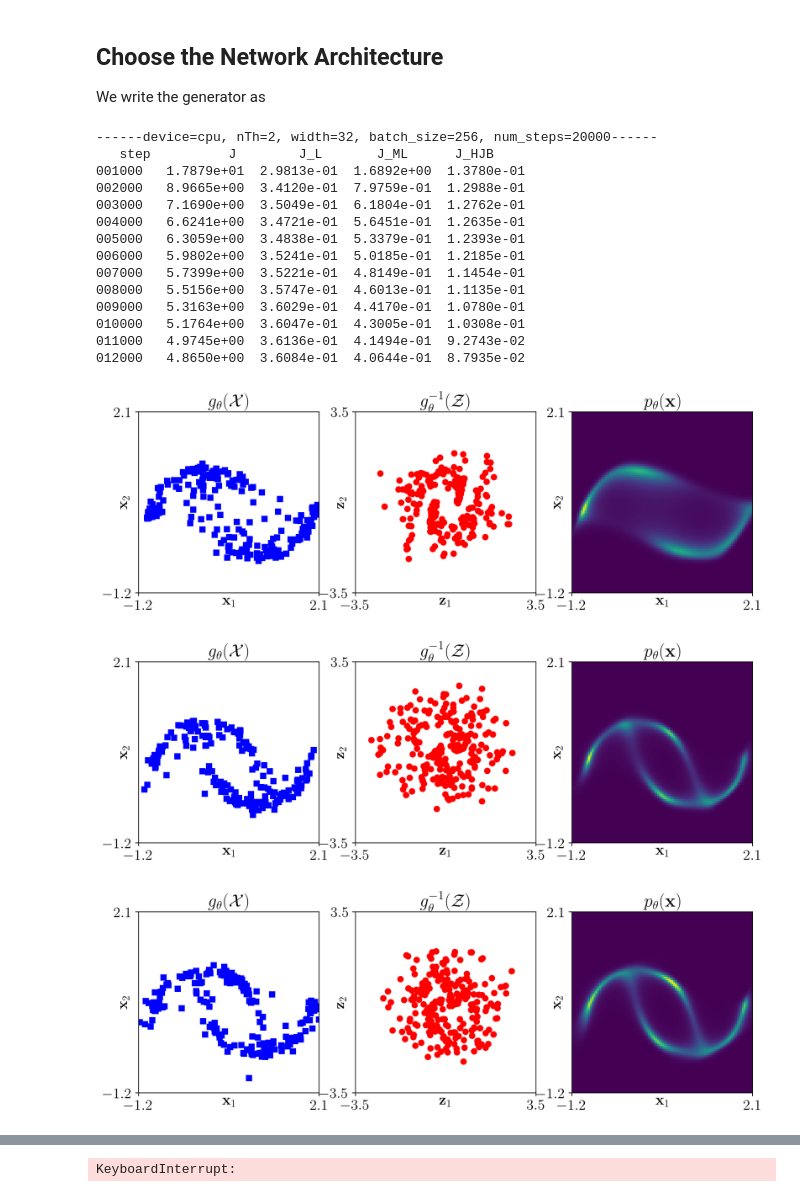
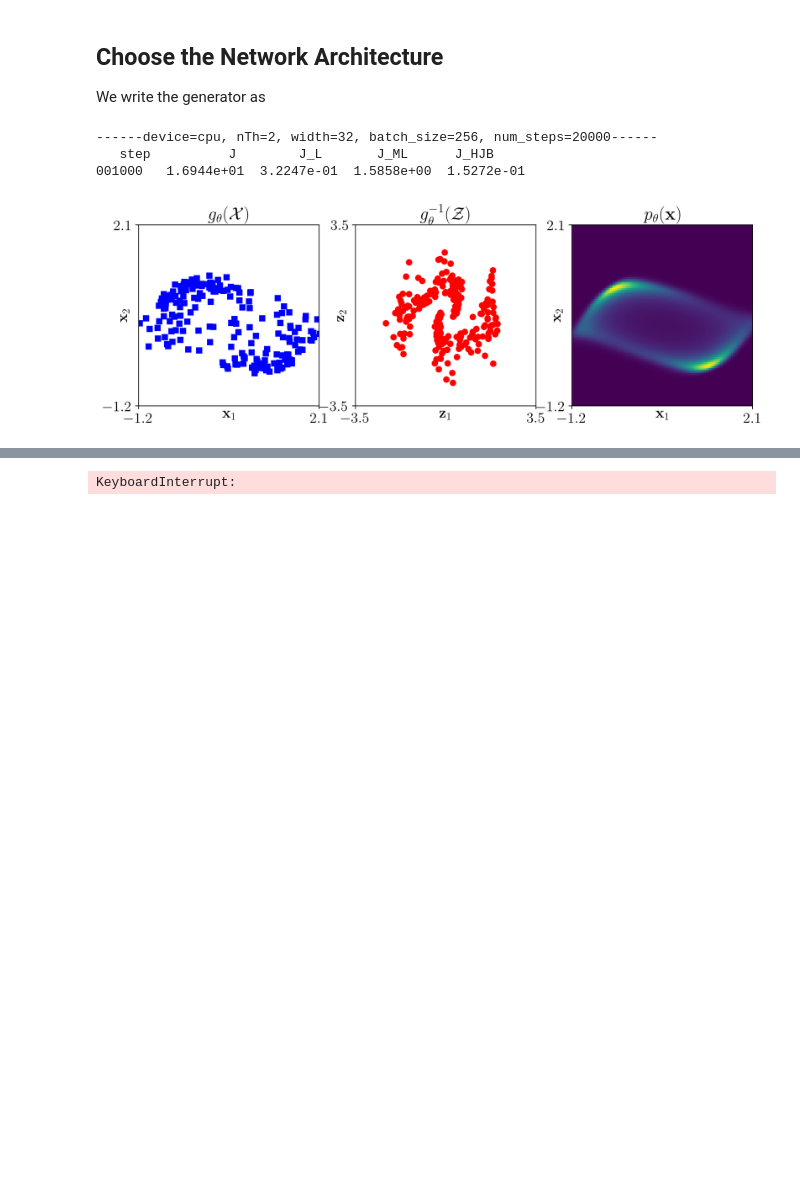
Before and after one commit to EmoryMLIP/DeepGenerativeModelingIntro, a Jupyter notebook: examples/OTFlow.ipynb, the cells around one changed output, grey strips where cells are left out. Drawn from its saved outputs; the diff is of its cells as text; code cells hidden in the pictures; blank space fills up the shorter version.

```diff
--- a/examples/OTFlow.ipynb
+++ b/examples/OTFlow.ipynb
@@ -24,6 +23,8 @@ plt.rcParams.update({'font.size': 16, "text.usetex": True})
 plt.rcParams.update({'image.interpolation' : None})
 plt.rcParams['figure.figsize'] = [12, 8]
 plt.rcParams['figure.dpi'] = 200
+
+device = torch.device("cuda:0" if torch.cuda.is_available() else "cpu")
 # %% [markdown]
 ## Some suggested experiments
 
@@ -74,8 +75,8 @@ from Phi import *
 nTh = 2# number of layers
 width = 32 # width of network
 alph = [1.0,10.0,5.0] # alph[0]-> weight for transport costs, alph[1] and alph[2]-> HJB penalties
-net = Phi(nTh=nTh, m=width, d=2, alph=alph)
-prior = distributions.MultivariateNormal(torch.zeros(2), torch.eye(2))
+net = Phi(nTh=nTh, m=width, d=2, alph=alph).to(device)
+prior = distributions.MultivariateNormal(torch.zeros(2).to(device), torch.eye(2).to(device))
 nt = 4                 # number of rk4 steps to solve neural ODE
 
 flow = OTFlow(net, nt, alph, prior, T=1.0)
@@ -88,8 +89,6 @@ plot_interval = 1000    # interval for visualizing intermediate results
 
 optim = torch.optim.Adam(net.parameters(), lr=1e-2) # lr=0.04 good
 his = np.zeros((0,4))
-
-
 
 print((3*"--" + "device=%s, nTh=%d, width=%d, batch_size=%d, num_steps=%d" + 3*"--") % (device, nTh, width, batch_size, num_steps, ))
 
@@ -138,47 +137,34 @@ for step in range(num_steps):
         num_step = 0
         train_HJB = 0.0
 
         with torch.no_grad():
-            zs = flow.ginv(x)[0].detach()
-            xs = flow.sample(200).detach()
+            zs = flow.ginv(x)[0].detach().cpu()
+            xs = flow.sample(200).detach().cpu()
             log_px = flow.log_prob(xx)[0].detach()
 
             plt.Figure()
             plt.subplot(1,3,1)
             plot_x(xs,domain)
             plt.title("$g_{\\theta}(\mathcal{X})$")
 
             plt.subplot(1,3,2)
             plot_z(zs)
             plt.title("$g^{-1}_{\\theta}(\mathcal{Z})$")
 
             plt.subplot(1,3,3)
             plot_px(log_px.reshape(len(x1), len(x2)),domain)
             plt.title("$p_{\\theta}(\mathbf{x})$")
             plt.margins(0, 0)
         if out_file is not None:
             plt.savefig("%s-step-%d.png" % (out_file,step+1), bbox_inches='tight', pad_inches=0)
         plt.show()
 
 if out_file is not None:
     torch.save(net.state_dict(), ("%s.pt") % (out_file))
     from scipy.io import savemat
     savemat(("%s.mat") % (out_file), {"his":his})
 # %% [output]
 ------device=cpu, nTh=2, width=32, batch_size=256, num_steps=20000------
    step          J        J_L       J_ML      J_HJB
-001000   1.7879e+01  2.9813e-01  1.6892e+00  1.3780e-01
-002000   8.9665e+00  3.4120e-01  7.9759e-01  1.2988e-01
-003000   7.1690e+00  3.5049e-01  6.1804e-01  1.2762e-01
-004000   6.6241e+00  3.4721e-01  5.6451e-01  1.2635e-01
-005000   6.3059e+00  3.4838e-01  5.3379e-01  1.2393e-01
-006000   5.9802e+00  3.5241e-01  5.0185e-01  1.2185e-01
-007000   5.7399e+00  3.5221e-01  4.8149e-01  1.1454e-01
-008000   5.5156e+00  3.5747e-01  4.6013e-01  1.1135e-01
-009000   5.3163e+00  3.6029e-01  4.4170e-01  1.0780e-01
-010000   5.1764e+00  3.6047e-01  4.3005e-01  1.0308e-01
-011000   4.9745e+00  3.6136e-01  4.1494e-01  9.2743e-02
-012000   4.8650e+00  3.6084e-01  4.0644e-01  8.7935e-02
+001000   1.6944e+01  3.2247e-01  1.5858e+00  1.5272e-01
-[figure, old version]
+[figure, new version]
-[figure, removed]
-[figure, removed]
```
Also changed, not shown: parts of 3 cells of this notebook, 2 other files.
